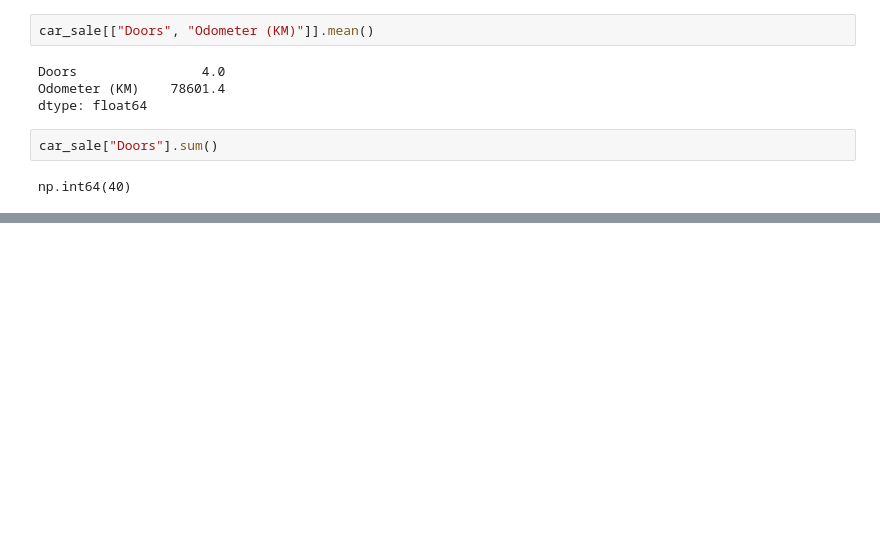
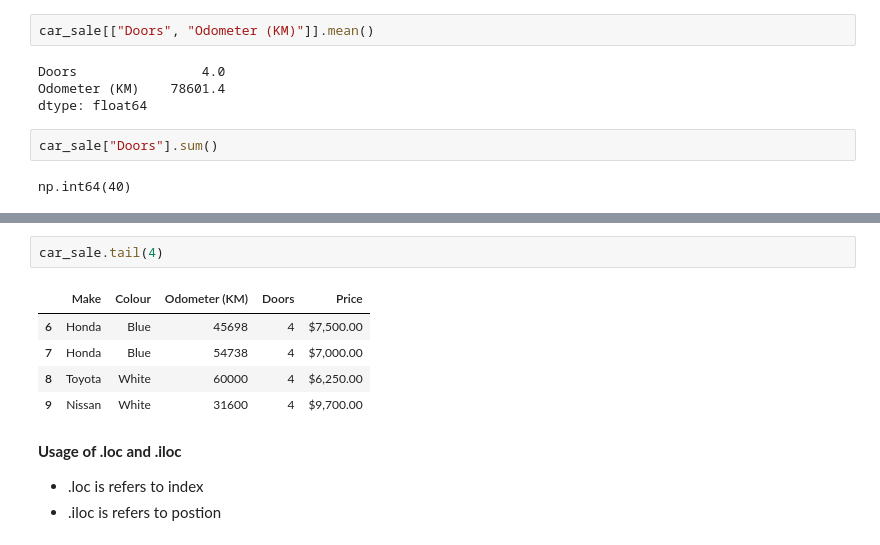
Before and after one commit to HatfanSahrul1/Machine-Learning-and-Data-Science-Learning, a Jupyter notebook: course/introduction-to-pandas/Introduction-to-pandas.ipynb, the cells around one changed output, grey strips where cells are left out. Saved outputs shown, nothing was run; the diff lists cells and outputs as text; blank space fills up the shorter version.

```diff
--- a/course/introduction-to-pandas/Introduction-to-pandas.ipynb
+++ b/course/introduction-to-pandas/Introduction-to-pandas.ipynb
@@ -198,0 +219,12 @@ car_sale.head()
+# %%
+car_sale.tail(4)
+# %% [output]
+|  | Make | Colour | Odometer (KM) | Doors | Price |
+| 6 | Honda | Blue | 45698 | 4 | $7,500.00 |
+| 7 | Honda | Blue | 54738 | 4 | $7,000.00 |
+| 8 | Toyota | White | 60000 | 4 | $6,250.00 |
+| 9 | Nissan | White | 31600 | 4 | $9,700.00 |
+# %% [markdown]
+<b>Usage of .loc and .iloc</b>
+- .loc is refers to index
+- .iloc is refers to postion
```
Also changed, not shown: parts of 18 cells of this notebook.
